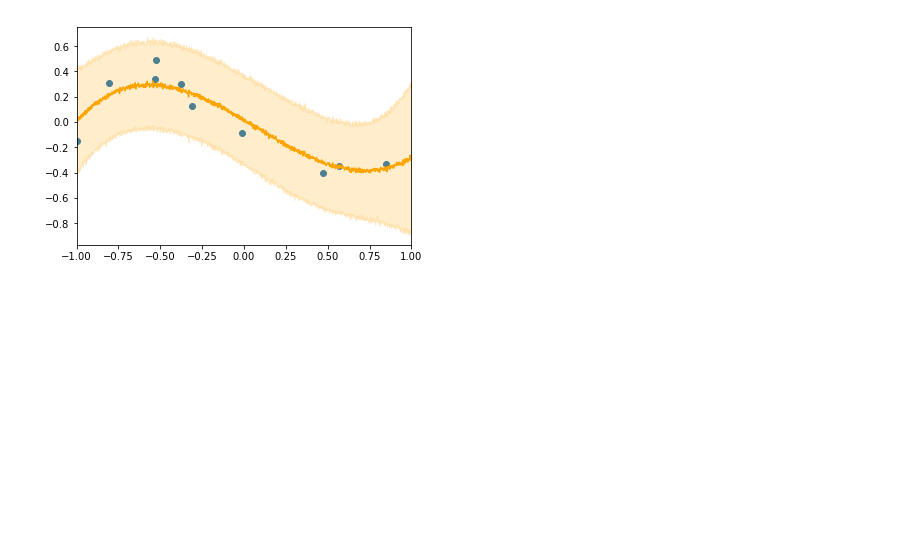
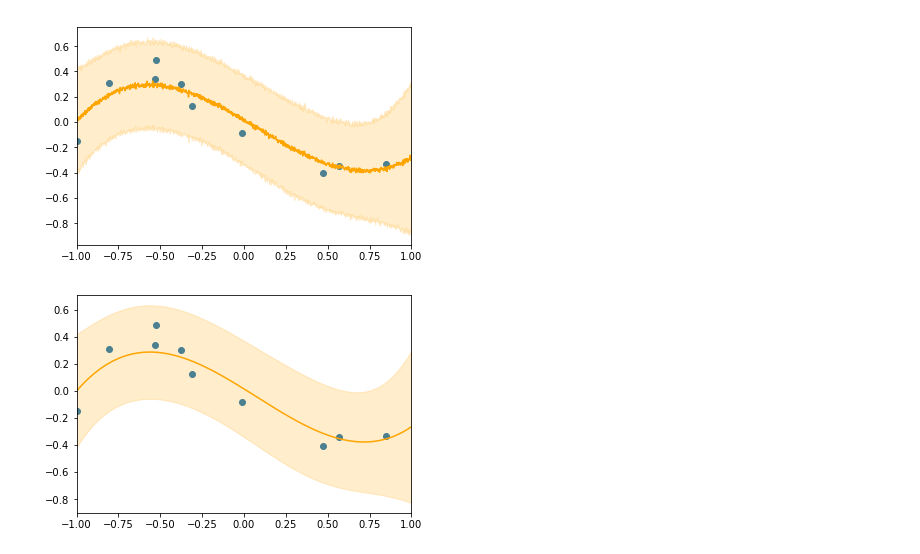
Before and after one commit to ctgk/bayesnet, a Jupyter notebook: notebook/Multivariate.ipynb, the cells around one changed output. Cells and saved outputs as stored; diff of their text form; code cells hidden in the pictures; blank space fills up the shorter version.

Commit message:
added an exact example of bayesian linear regression for comparison

```diff
--- a/notebook/Multivariate.ipynb
+++ b/notebook/Multivariate.ipynb
@@ -96,3 +96,34 @@ plt.xlim(-1, 1)
 plt.show()
 # %% [output]
 [figure]
+# %%
+class ExactBayesianLinearRegression(object):
+
+    def __init__(self, alpha=1.0, beta=1.0):
+        self.alpha = alpha
+        self.beta = beta
+
+    def fit(self, X, y):
+        self.w_cov = np.linalg.inv(self.alpha * np.eye(X.shape[1]) + self.beta * X.T @ X)
+        self.w_mean = self.beta * self.w_cov @ X.T @ y
+
+    def predict(self, X):
+        y_mean = X @ self.w_mean
+        y_var = 1 / self.beta + np.sum(X @ self.w_cov * X, axis=-1)
+        return y_mean, y_var
+# %%
+model = ExactBayesianLinearRegression(alpha=1., beta=10.)
+model.fit(X_train, y_train)
+# %%
+x = np.linspace(-1, 1, 1000)
+X = PolynomialFeatures(3).fit_transform(x[:, None])
+
+y_mean, y_var = model.predict(X)
+y_std = np.sqrt(y_var)
+plt.scatter(x_train, y_train)
+plt.plot(x, y_mean, color="orange")
+plt.fill_between(x, y_mean - y_std, y_mean + y_std, color="orange", alpha=0.2)
+plt.xlim(-1, 1)
+plt.show()
+# %% [output]
+[figure, added]
```
